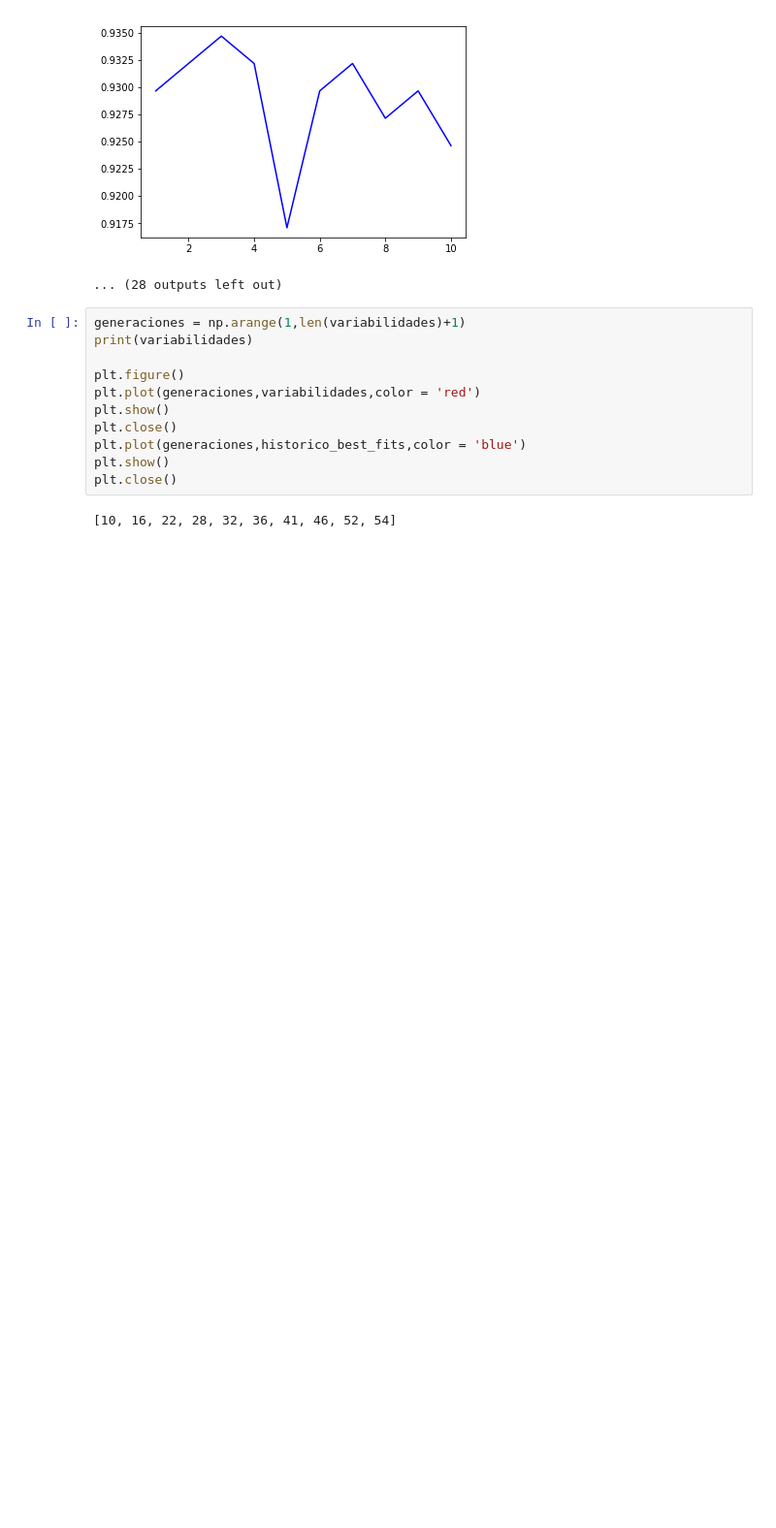
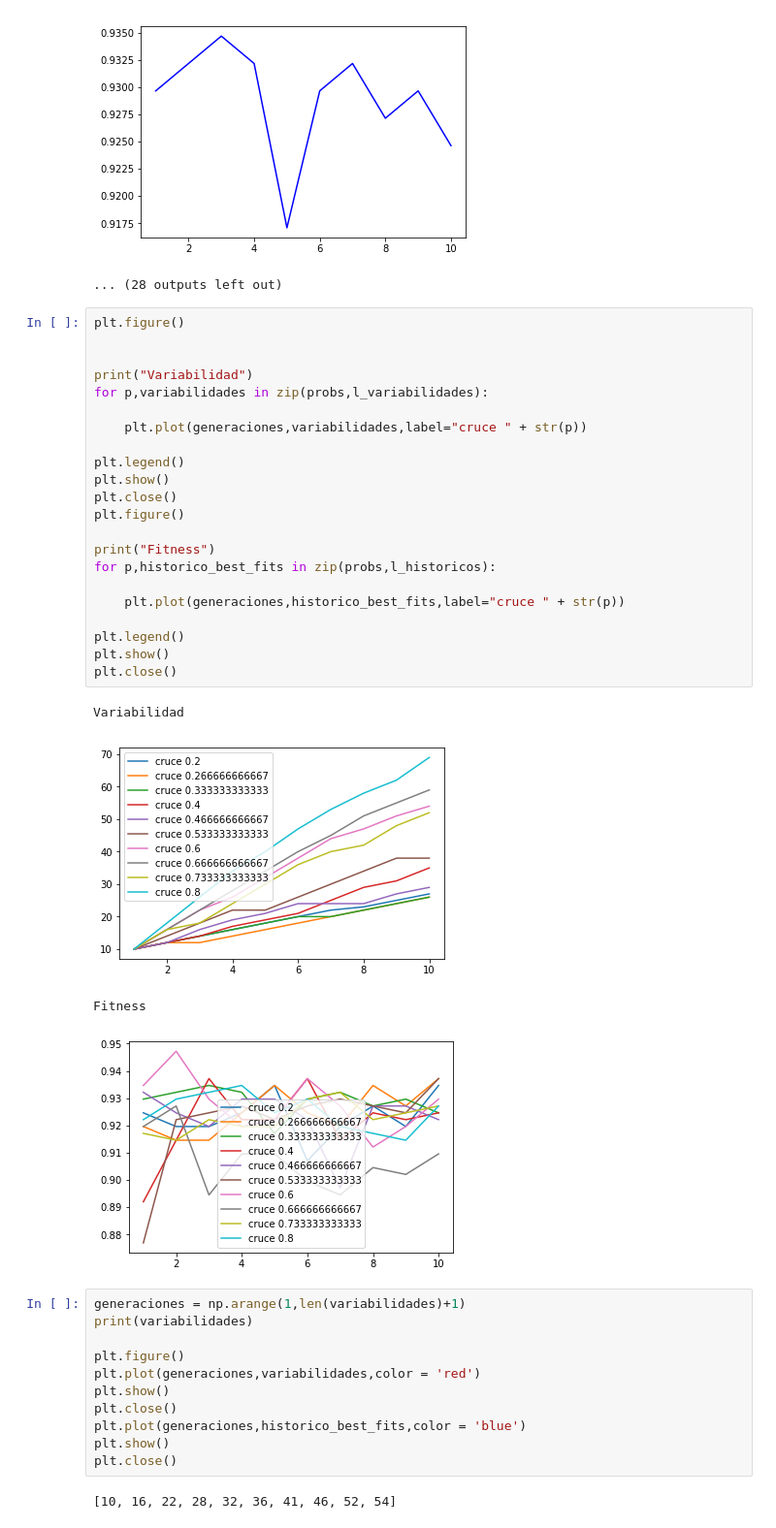
Before and after one commit to Darktris/FAA, a Jupyter notebook: Practica_3.ipynb, the cells around one changed output. Shown at 97% size. Saved outputs shown, nothing was run; the diff lists cells and outputs as text; blank space fills up the shorter version.

Commit message:
Se han hecho varias pruebas, no se consigue alcanzar un 95% de fitness. Se debe estudiar una manera de aumentar la variabilidad.

```diff
--- a/Practica_3.ipynb
+++ b/Practica_3.ipynb
@@ -79,6 +79,33 @@ Variabilidad
 Fitness
 [figure]
 ... (28 outputs left out)
+# %%
+plt.figure()
+
+
+print("Variabilidad")
+for p,variabilidades in zip(probs,l_variabilidades):
+
+    plt.plot(generaciones,variabilidades,label="cruce " + str(p))
+
+plt.legend()
+plt.show()
+plt.close()
+plt.figure()
+
+print("Fitness")
+for p,historico_best_fits in zip(probs,l_historicos):
+
+    plt.plot(generaciones,historico_best_fits,label="cruce " + str(p))
+
+plt.legend()
+plt.show()
+plt.close()
+# %% [output]
+Variabilidad
+[figure, added]
+Fitness
+[figure, added]
 # %%
 generaciones = np.arange(1,len(variabilidades)+1)
 print(variabilidades)
```
Also changed, not shown: 1 other file.
